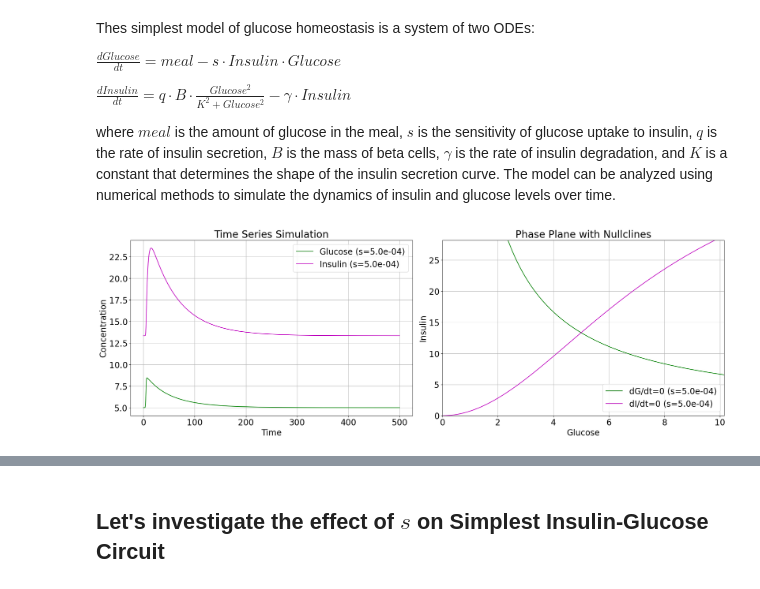
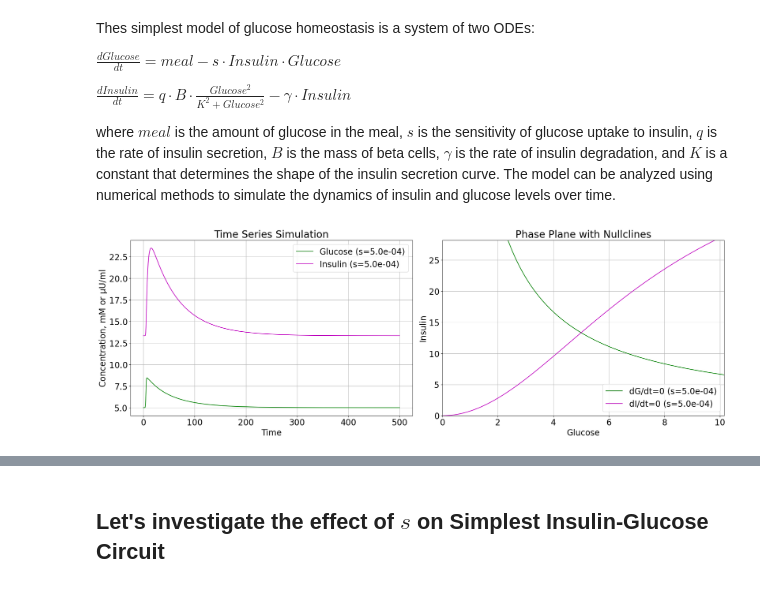
Before and after one commit to IB120-201-CCB210/Spring2025, a Jupyter notebook: Titov_Jupyter_Notebooks/Lecture_9_Insulin_Glucose_Homeostasis.ipynb, the cells around one changed output, grey strips where cells are left out. Cells and saved outputs as stored; diff of their text form; code cells hidden in the pictures.

```diff
--- a/Titov_Jupyter_Notebooks/Lecture_9_Insulin_Glucose_Homeostasis.ipynb
+++ b/Titov_Jupyter_Notebooks/Lecture_9_Insulin_Glucose_Homeostasis.ipynb
@@ -89,35 +89,35 @@ fig, axs = plt.subplots(1, 2, figsize=(21, 7), dpi=100, constrained_layout=True)
 
 # Plot Time Series (axs[0])
 soln_orig = solutions[0]
 s_val_orig = steady_states[0]['s']
 axs[0].plot(soln_orig.t, soln_orig.y[0], color=colors['Glucose'], label=f"Glucose (s={s_val_orig:.1e})")
 axs[0].plot(soln_orig.t, soln_orig.y[1], color=colors['Insulin'], label=f"Insulin (s={s_val_orig:.1e})")
 
 axs[0].set_xlabel("Time")
-axs[0].set_ylabel("Concentration")
+axs[0].set_ylabel("Concentration, mM or µU/ml")
 axs[0].set_title("Time Series Simulation")
 axs[0].legend()
 axs[0].grid(True)
 
 # Plot Phase Plane (axs[1])
 G_null_range = np.linspace(1e-6, glucose_max, 500)
 # Nullclines for s_orig
 I_null_glucose = m / (s_val_orig * G_null_range)
 I_null_insulin = (q * beta_st / gamma) * (G_null_range**2) / (K**2 + G_null_range**2)
 axs[1].plot(G_null_range, I_null_glucose, color=colors['Glucose'], label=f'dG/dt=0 (s={s_val_orig:.1e})')
 axs[1].plot(G_null_range, I_null_insulin, color=colors['Insulin'], label=f'dI/dt=0 (s={s_val_orig:.1e})')
 
 axs[1].set_xlabel("Glucose")
 axs[1].set_ylabel("Insulin")
 axs[1].set_title("Phase Plane with Nullclines")
 axs[1].legend()
 axs[1].set_xlim([glucose_min, glucose_max])
 axs[1].set_ylim([insulin_min, insulin_max])
 axs[1].grid(True)
 
 plt.show()
 # %% [output]
-[figure, old version]
+[figure, new version]
 # %%
 # Define symbolic variables
 G, I = sym.symbols('G, I', real=True, positive=True) # Glucose and Insulin
```
Also changed, not shown: parts of 3 cells of this notebook.
